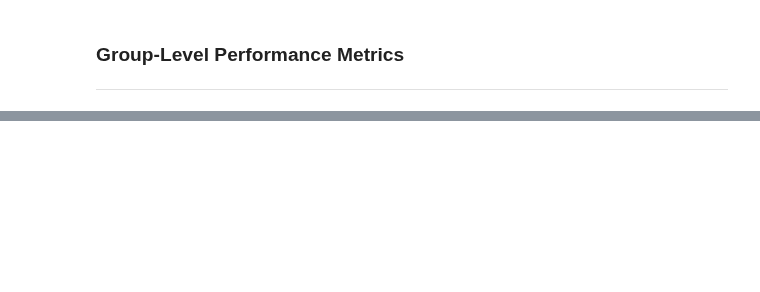
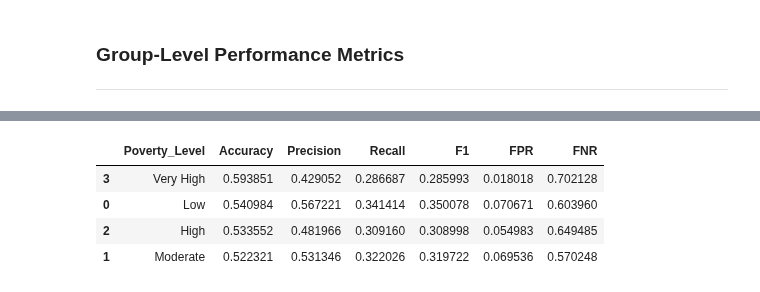
Before and after one commit to emilynnguyen1/Violent-Sexual-Crimes, a Jupyter notebook: notebooks/Hospital-Data-Integration-Cleaning.ipynb, the cells around one changed output, grey strips where cells are left out. Drawn from its saved outputs; the diff is of its cells as text; code cells hidden in the pictures; blank space fills up the shorter version.

```diff
--- a/notebooks/Hospital-Data-Integration-Cleaning.ipynb
+++ b/notebooks/Hospital-Data-Integration-Cleaning.ipynb
@@ -1585,0 +1687,18 @@ plt.show()
+# %%
+# Since Poverty_Rate is continuous, we will bin it into categories (e.g., low, medium, high)
+fairness_df['Poverty_Level'] = pd.cut(
+    fairness_df['Poverty_Rate'],
+    bins=[0, 10, 18, 26, 100],
+    labels=['Low', 'Moderate', 'High', 'Very High'],
+    include_lowest=True
+)
+
+# Compute metrics by Poverty Level
+metrics_by_poverty = compute_group_metrics(fairness_df, "Poverty_Level")
+metrics_by_poverty.head()
+# %% [output]
+|  | Poverty_Level | Accuracy | Precision | Recall | F1 | FPR | FNR |
+| 3 | Very High | 0.593851 | 0.429052 | 0.286687 | 0.285993 | 0.018018 | 0.702128 |
+| 0 | Low | 0.540984 | 0.567221 | 0.341414 | 0.350078 | 0.070671 | 0.603960 |
+| 2 | High | 0.533552 | 0.481966 | 0.309160 | 0.308998 | 0.054983 | 0.649485 |
+| 1 | Moderate | 0.522321 | 0.531346 | 0.322026 | 0.319722 | 0.069536 | 0.570248 |
```
Also changed, not shown: parts of 8 cells of this notebook.
